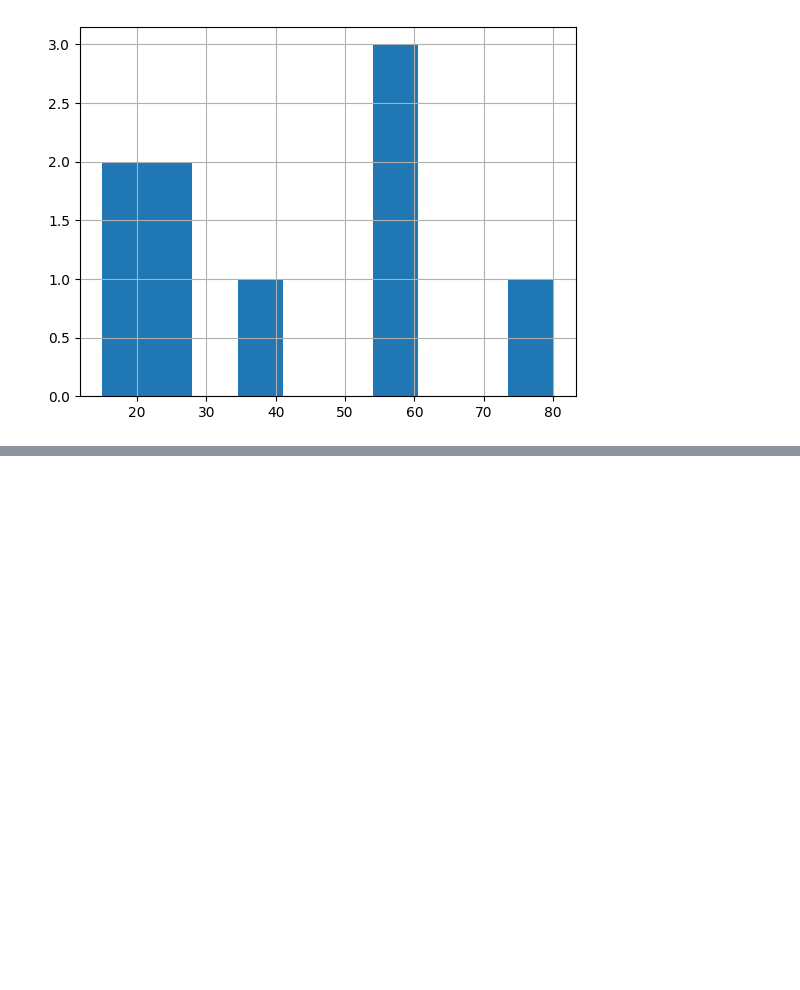
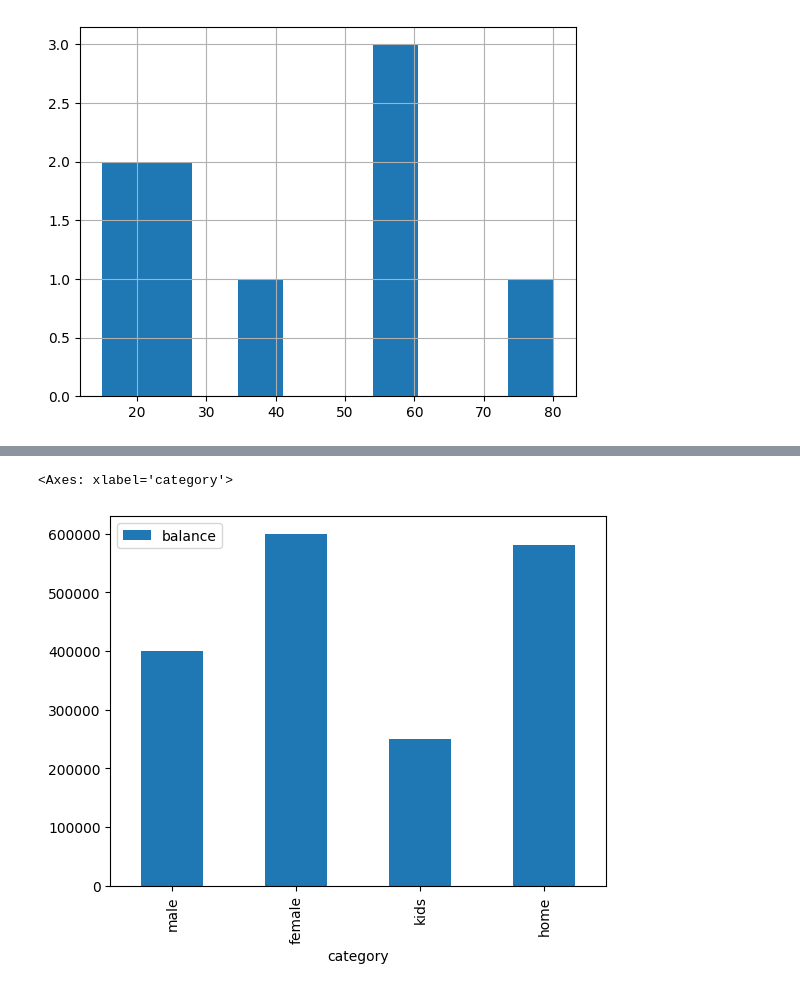
Before and after one commit to Thorugoh/ai-studies, a Jupyter notebook: statistics_devs/statistics_devs.ipynb, the cells around one changed output, grey strips where cells are left out. Cells and saved outputs as stored; diff of their text form; code cells hidden in the pictures; blank space fills up the shorter version.

```diff
--- a/statistics_devs/statistics_devs.ipynb
+++ b/statistics_devs/statistics_devs.ipynb
@@ -211,0 +219,11 @@ df_measures.age.hist()
+# %%
+dict_selling = {'category': ['male', 'female', 'kids', 'home'],
+                'balance': [400000, 600000, 250000, 580000],
+                'quantity': [3000, 5000, 1500, 2500]}
+
+## Category - variável qualitativa nominal
+## Balance - variável quantitativa discreta (contagem de valores, pode ser numeros decimais)
+## Quantity - variável quantitativa discreta (contagem de items apenas valores inteiros)
+# %%
+df_selling = pd.DataFrame.from_dict(dict_selling)
+df_selling
@@ -211,0 +236,6 @@ df_measures.age.hist()
+# %%
+# Gráfico de barras vertical
+df_selling.plot.bar(x='category', y='balance')
+# %% [output]
+<Axes: xlabel='category'>
+[figure, added]
```
Also changed, not shown: parts of 14 cells of this notebook.
